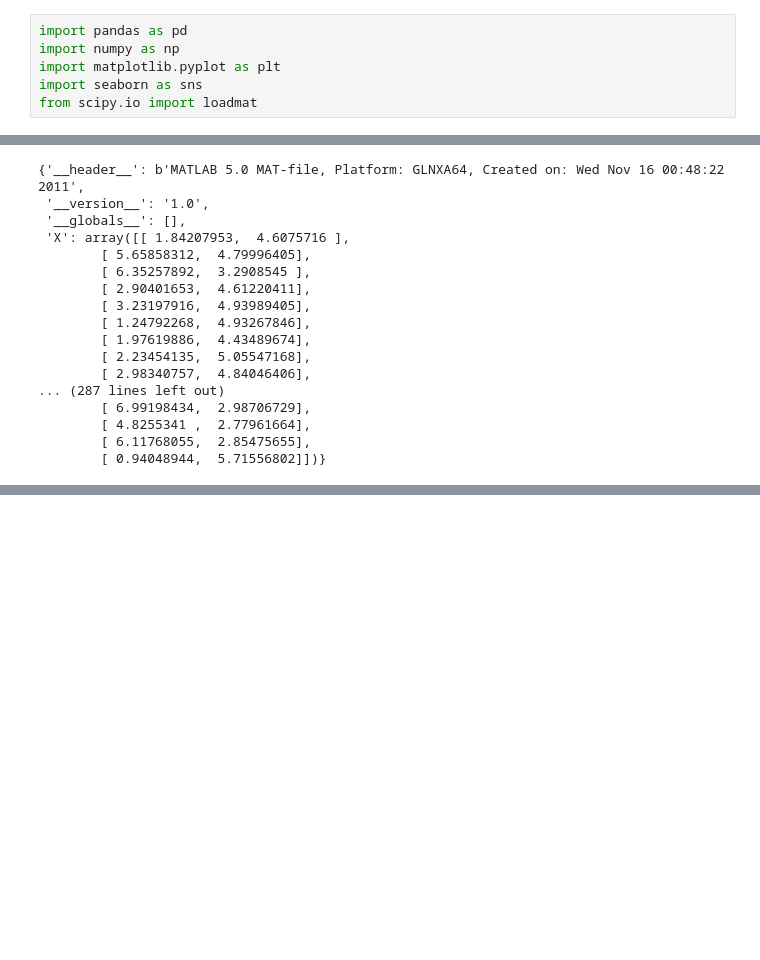
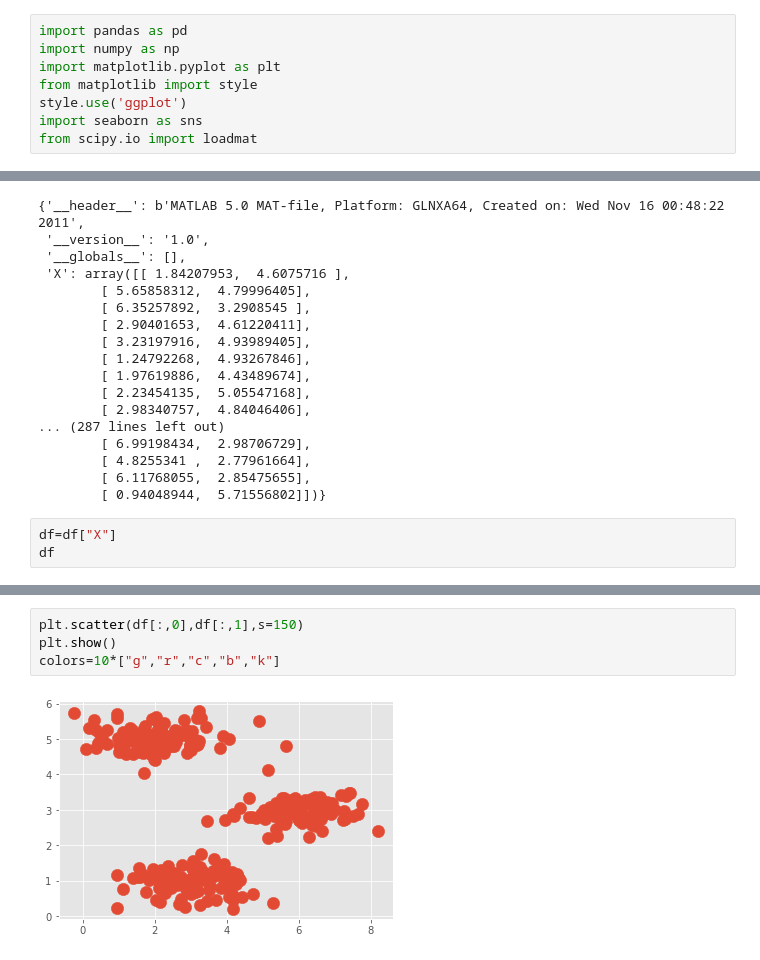
Before and after one commit to TROISTROIS/IMAGE-COMPRESSION, a Jupyter notebook: K-Means Intuition.ipynb, the cells around one changed output, grey strips where cells are left out. Drawn from its saved outputs; the diff is of its cells as text; blank space fills up the shorter version.

```diff
--- a/K-Means Intuition.ipynb
+++ b/K-Means Intuition.ipynb
@@ -2,6 +2,8 @@
 import pandas as pd
 import numpy as np
 import matplotlib.pyplot as plt
+from matplotlib import style
+style.use('ggplot')
 import seaborn as sns
 from scipy.io import loadmat
 # %%
@@ -25,3 +27,6 @@ df
         [ 4.8255341 ,  2.77961664],
         [ 6.11768055,  2.85475655],
         [ 0.94048944,  5.71556802]])}
+# %%
+df=df["X"]
+df
@@ -27,0 +51,6 @@ df
+# %%
+plt.scatter(df[:,0],df[:,1],s=150)
+plt.show()
+colors=10*["g","r","c","b","k"]
+# %% [output]
+[figure, added]
```
Also changed, not shown: parts of 2 cells of this notebook.
